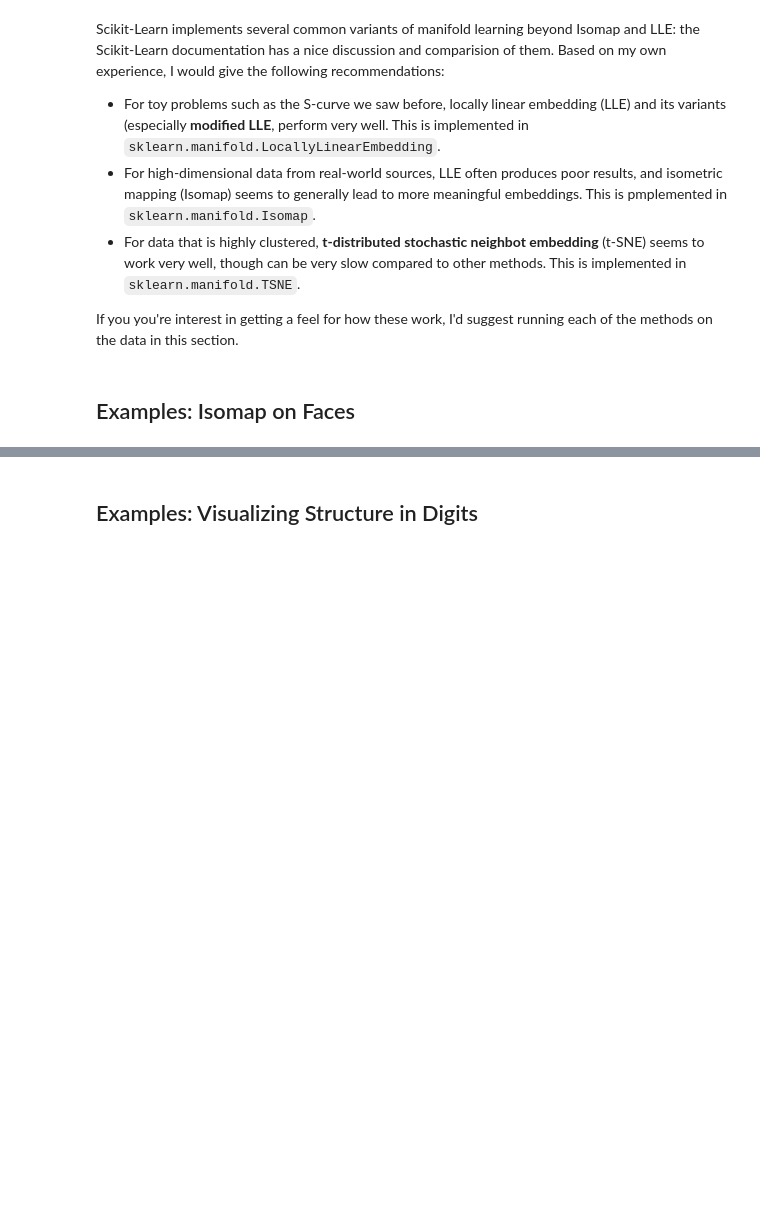
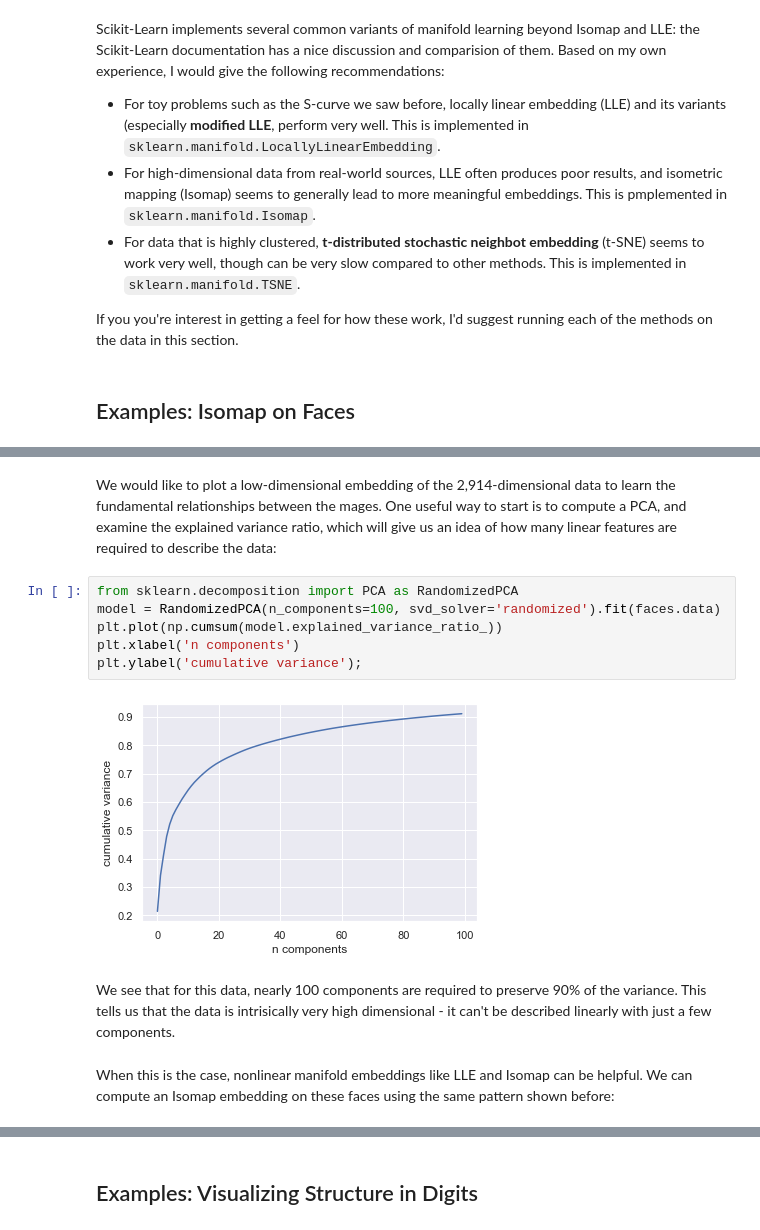
Before and after one commit to UlrikeBoehm/PythonDataScience, a Jupyter notebook: 05_MachineLearning/10_InDepth_Manifold_Learning.ipynb, the cells around one changed output, grey strips where cells are left out. Drawn from its saved outputs; the diff is of its cells as text; blank space fills up the shorter version.

```diff
--- a/05_MachineLearning/10_InDepth_Manifold_Learning.ipynb
+++ b/05_MachineLearning/10_InDepth_Manifold_Learning.ipynb
@@ -287,0 +308,14 @@ If you you're interest in getting a feel for how these work, I'd suggest running
+# %% [markdown]
+We would like to plot a low-dimensional embedding of the 2,914-dimensional data to learn the fundamental relationships between the mages. One useful way to start is to compute a PCA, and examine the explained variance ratio, which will give us an idea of how many linear features are required to describe the data:
+# %%
+from sklearn.decomposition import PCA as RandomizedPCA
+model = RandomizedPCA(n_components=100, svd_solver='randomized').fit(faces.data)
+plt.plot(np.cumsum(model.explained_variance_ratio_))
+plt.xlabel('n components')
+plt.ylabel('cumulative variance');
+# %% [output]
+[figure, added]
+# %% [markdown]
+We see that for this data, nearly 100 components are required to preserve 90% of the variance. This tells us that the data is intrisically very high dimensional - it can't be described linearly with just a few components.
+# %% [markdown]
+When this is the case, nonlinear manifold embeddings like LLE and Isomap can be helpful. We can compute an Isomap embedding on these faces using the same pattern shown before:
```
Also changed, not shown: parts of 13 cells of this notebook.
